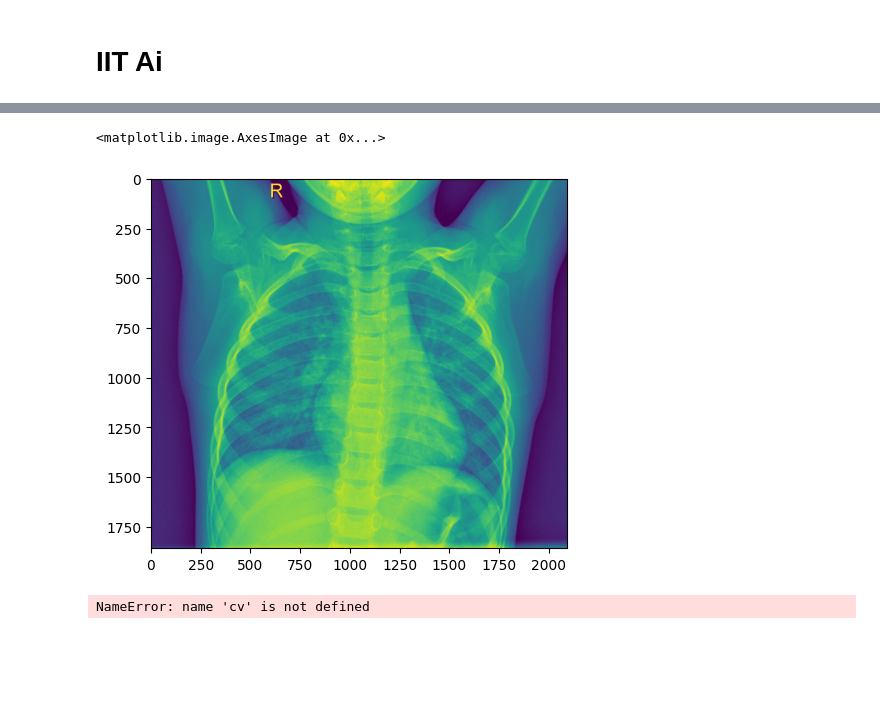
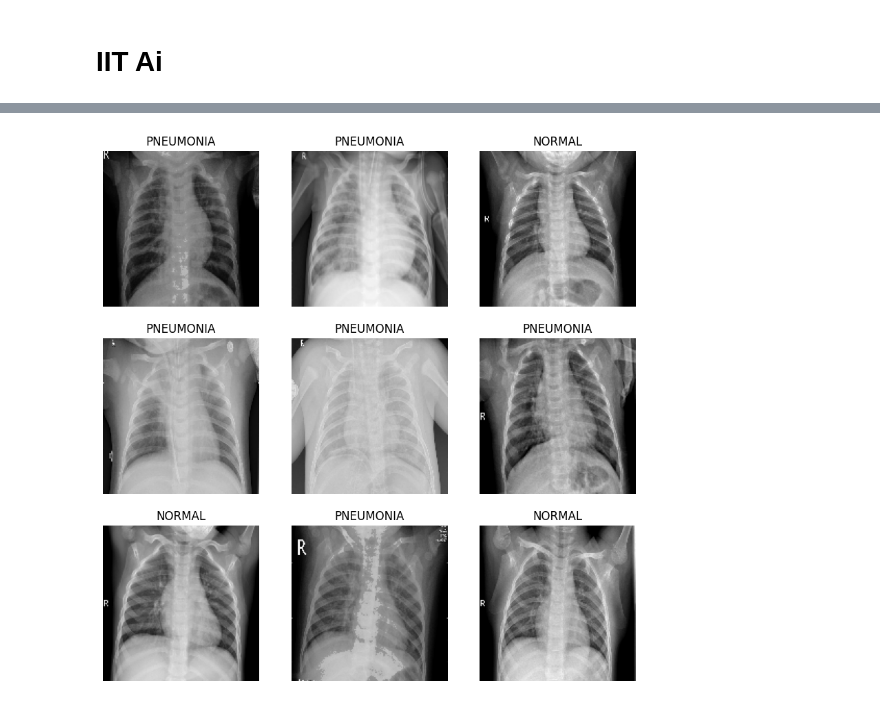
Before and after one commit to Nethaka-K-Wijerathna/iit_pdu_ai, a Jupyter notebook: AI alogorithom to identifiy PNEUMONIA.ipynb, the cells around one changed output, grey strips where cells are left out. Cells and saved outputs as stored; diff of their text form; code cells hidden in the pictures; blank space fills up the shorter version.

Commit message:
updated
done the model training

```diff
--- a/AI alogorithom to identifiy PNEUMONIA.ipynb
+++ b/AI alogorithom to identifiy PNEUMONIA.ipynb
@@ -10,3 +29,14 @@ from glob import glob
 # %%
-PNEUMONIA = glob(r'PNEUMONIA\chest_xray\train\PNEUMONIA\*.jpeg')
-NORMAL = glob(r'PNEUMONIA\chest_xray\train\NORMAL\*.jpeg')
+# Load the dataset
+train_ds = tf.keras.preprocessing.image_dataset_from_directory(
+    'D:\IIT AI\iit_pdu_ai\projects\PNEUMONIA\chest_xray/train',
+    image_size=(150, 150),
+    batch_size=32,
+    color_mode='grayscale'
+)
+val_ds = tf.keras.preprocessing.image_dataset_from_directory(
+    'D:\IIT AI\iit_pdu_ai\projects\PNEUMONIA\chest_xray/val',
+    image_size=(150, 150),
+    batch_size=32,
+    color_mode='grayscale'
+)
@@ -13,4 +46,4 @@ NORMAL = glob(r'PNEUMONIA\chest_xray\train\NORMAL\*.jpeg')
 # %%
-plt.imread(PNEUMONIA[0])
-plt.imshow(plt.imread(PNEUMONIA[0]))
+class_names = train_ds.class_names
+class_names
 # %% [output]
@@ -19,6 +51,11 @@ plt.imshow(plt.imread(PNEUMONIA[0]))
 # %%
-plt.imread(NORMAL[0])
-plt.imshow(plt.imread(NORMAL[0]))
+i=0
+plt.figure(figsize=(10, 10))
+for images, labels in train_ds.take(1):
+    for j in range(9):
+        ax = plt.subplot(3, 3, j + 1)
+        plt.imshow(images[j].numpy().astype("uint8"), cmap='gray')
+        plt.title(class_names[labels[j]])
+        plt.axis("off")
 # %% [output]
-<matplotlib.image.AxesImage at 0x...>
-[figure, old version]
+[figure, new version]
@@ -25,15 +66,9 @@ plt.imshow(plt.imread(NORMAL[0]))
 # %%
-
-
-# Use raw string to handle backslashes in file path
-img = cv.imread(r'PNEUMONIA\chest_xray\train\PNEUMONIA\person1_bacteria_1.jpeg')
-
-if img is not None:
-    cv.imshow('test', img)
-    cv.waitKey(0)  # Wait for a key press to close the window
-    cv.destroyAllWindows()
-else:
-    print("Error: Image not found or unable to load.")
+data_augmentation = tf.keras.Sequential([
+    #layers.RandomFlip("horizontal", input_shape= (10, 10 , 1)),
+    layers.RandomRotation(0.2),
+    layers.RandomZoom(0.2),
+    layers.RandomContrast(0.2),
+    layers.RandomBrightness(0.2),
+])
-# %% [output]
-NameError: name 'cv' is not defined
 # %%
```
Also changed, not shown: parts of 9 cells of this notebook, 2 other files.
